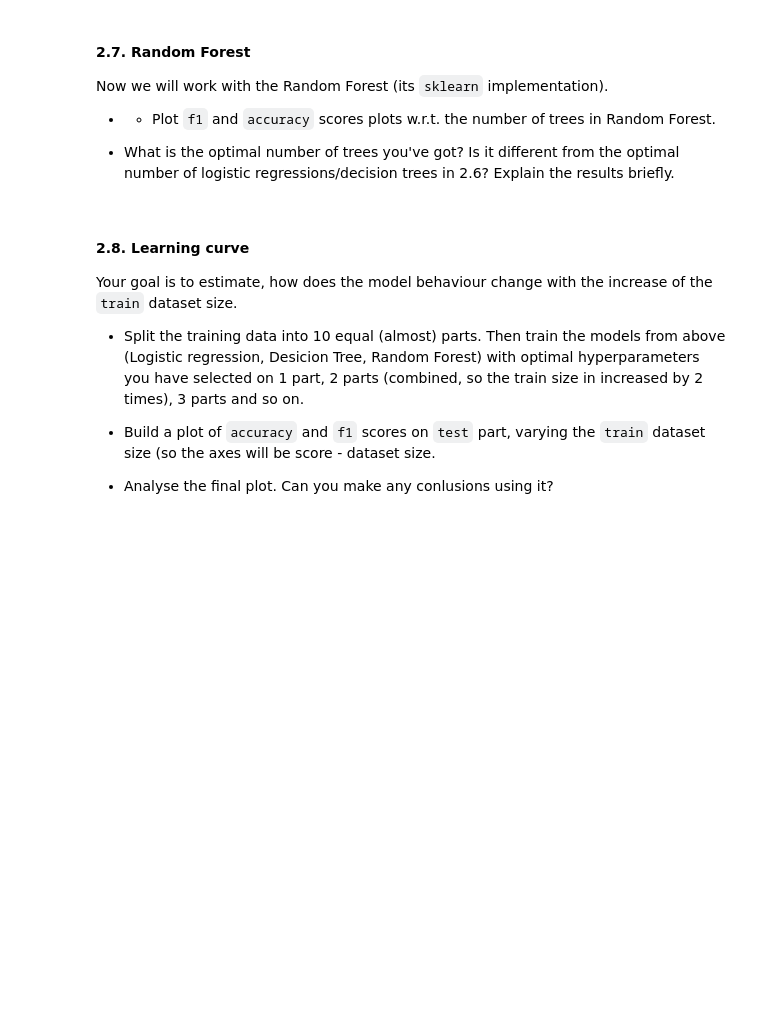
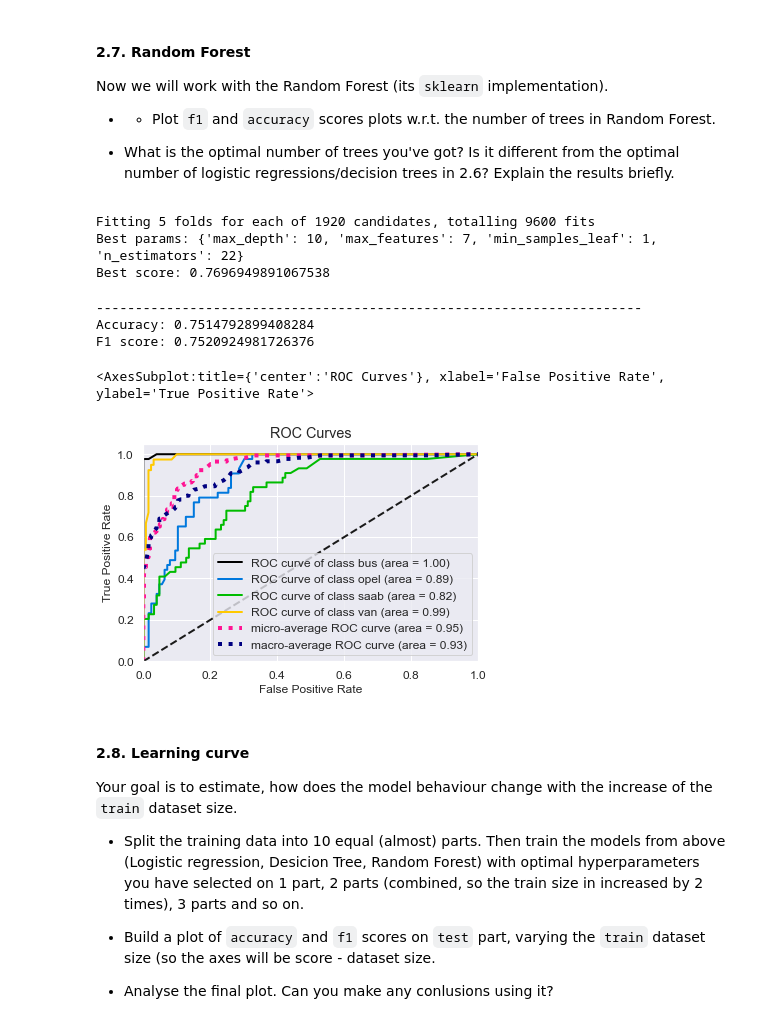
Before and after one commit to hakob-petro/ml-mipt, a Jupyter notebook: homeworks_basic/Lab1_ML_pipeline_and_SVM/Lab1_part2_ml_pipeline.ipynb, the cells around one changed output. Drawn from its saved outputs; the diff is of its cells as text; code cells hidden in the pictures; blank space fills up the shorter version.

```diff
--- a/homeworks_basic/Lab1_ML_pipeline_and_SVM/Lab1_part2_ml_pipeline.ipynb
+++ b/homeworks_basic/Lab1_ML_pipeline_and_SVM/Lab1_part2_ml_pipeline.ipynb
@@ -386,3 +477,47 @@ from sklearn.ensemble import RandomForestClassifier
+# %%
+# YOUR CODE HERE
+from sklearn.ensemble import RandomForestClassifier
+
+skf = StratifiedKFold(n_splits=5, shuffle=True, random_state=42)
+
+parameters = {
+    'n_estimators': np.arange(2, 100, 5),
+    'max_features': [4, 7, 10, 13, 16, 18],
+    'min_samples_leaf': [1, 3, 5, 7],
+    'max_depth': [5,10,15,20]
+}
+
+rfc = RandomForestClassifier(random_state=42, n_jobs=-1, oob_score=True)
+gcv = GridSearchCV(rfc, parameters, n_jobs=-1, cv=skf, verbose=1)
+gcv.fit(X_train, y_train)
+
+print(f"Best params: {gcv.best_params_}")
+print(f"Best score: {gcv.best_score_}")
+# %% [output]
+Fitting 5 folds for each of 1920 candidates, totalling 9600 fits
+Best params: {'max_depth': 10, 'max_features': 7, 'min_samples_leaf': 1, 'n_estimators': 22}
+Best score: 0.7696949891067538
+# %%
+rfc = RandomForestClassifier(max_depth=10, max_features=7, min_samples_leaf=1,
+                             n_estimators=22, random_state=42, n_jobs=-1, oob_score=True)
+rfc.fit(X_train, y_train)
+
+y_preds = rfc.predict(X_test)
+y_probas = rfc.predict_proba(X_test)
+# score = lr.score(X_test, y_test)
+# print(f"Accuracy: {score}")
+
+f1 = f1_score(y_test, y_preds, average="macro")
+acc = accuracy_score(y_test, y_preds)
+print("-"*70, f"Accuracy: {acc}", f"F1 score: {f1}", sep='\n')
+
+plot_roc(y_test, y_probas)
+# %% [output]
+----------------------------------------------------------------------
+Accuracy: 0.7514792899408284
+F1 score: 0.7520924981726376
+<AxesSubplot:title={'center':'ROC Curves'}, xlabel='False Positive Rate', ylabel='True Positive Rate'>
+[figure, added]
 # %% [markdown]
 #### 2.8. Learning curve
 Your goal is to estimate, how does the model behaviour change with the increase of the `train` dataset size.
```
Also changed, not shown: parts of 9 cells of this notebook.
